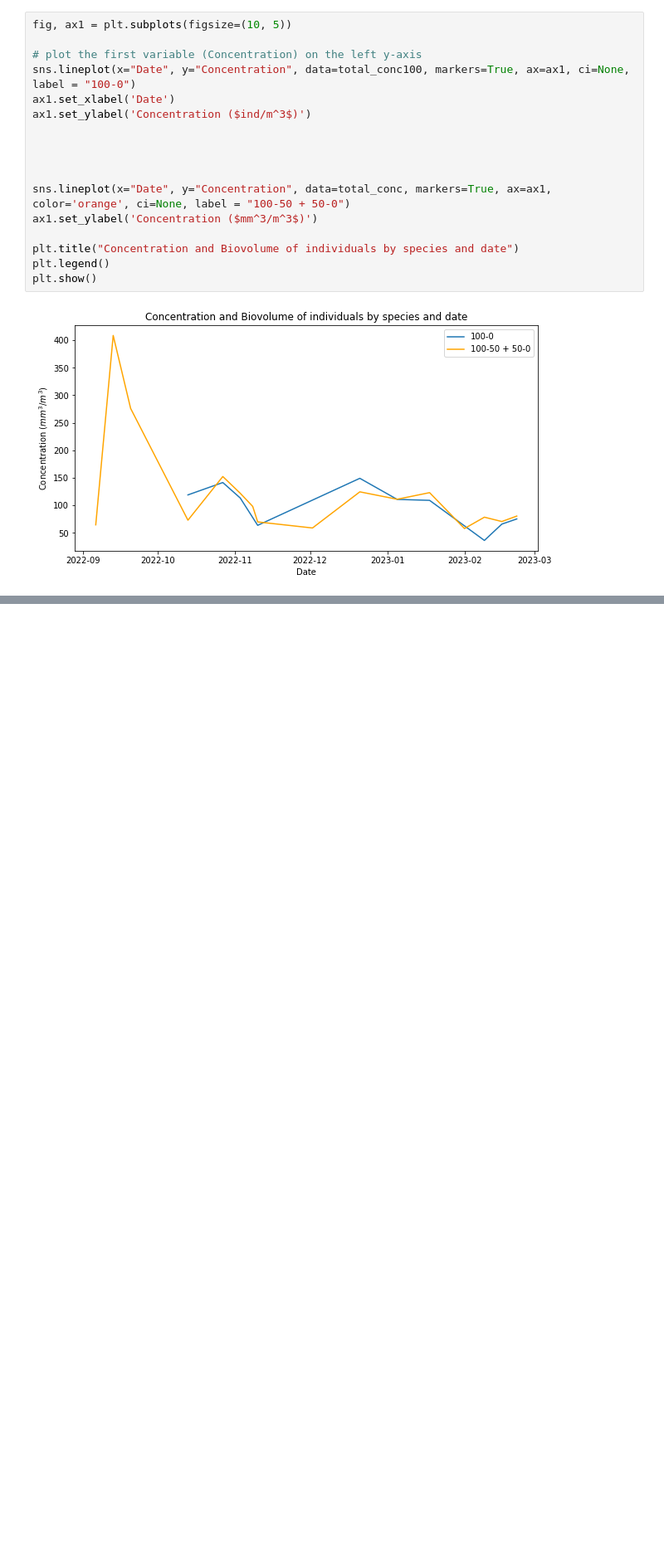
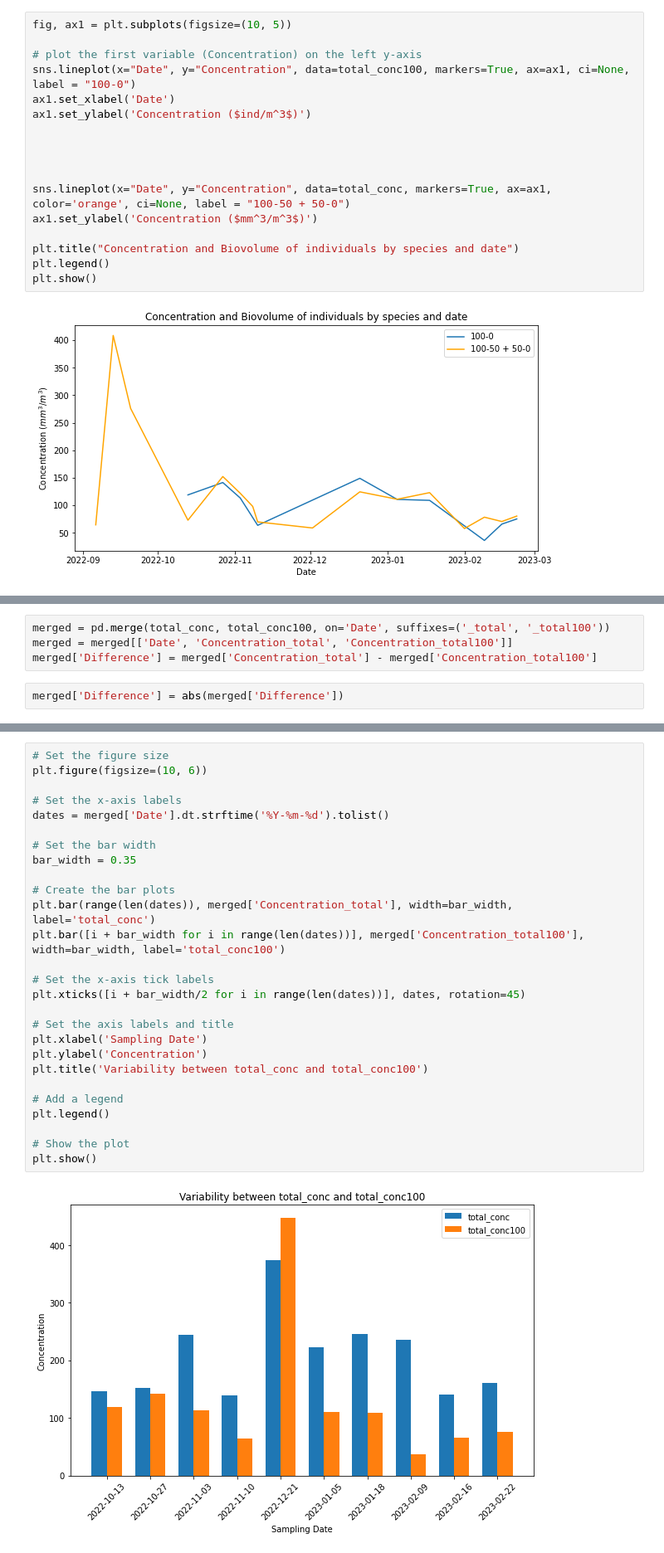
Before and after one commit to JerKeller/MP-Ecotaxa, a Jupyter notebook: ecotaxa_analysis.ipynb, the cells around one changed output, grey strips where cells are left out. Shown: that part at 83% size. Saved outputs shown, nothing was run; the diff lists cells and outputs as text; blank space fills up the shorter version.

```diff
--- a/ecotaxa_analysis.ipynb
+++ b/ecotaxa_analysis.ipynb
@@ -350,0 +506,6 @@ plt.show()
+# %%
+merged = pd.merge(total_conc, total_conc100, on='Date', suffixes=('_total', '_total100'))
+merged = merged[['Date', 'Concentration_total', 'Concentration_total100']]
+merged['Difference'] = merged['Concentration_total'] - merged['Concentration_total100']
+# %%
+merged['Difference'] = abs(merged['Difference'])
@@ -350,0 +526,29 @@ plt.show()
+# %%
+# Set the figure size
+plt.figure(figsize=(10, 6))
+
+# Set the x-axis labels
+dates = merged['Date'].dt.strftime('%Y-%m-%d').tolist()
+
+# Set the bar width
+bar_width = 0.35
+
+# Create the bar plots
+plt.bar(range(len(dates)), merged['Concentration_total'], width=bar_width, label='total_conc')
+plt.bar([i + bar_width for i in range(len(dates))], merged['Concentration_total100'], width=bar_width, label='total_conc100')
+
+# Set the x-axis tick labels
+plt.xticks([i + bar_width/2 for i in range(len(dates))], dates, rotation=45)
+
+# Set the axis labels and title
+plt.xlabel('Sampling Date')
+plt.ylabel('Concentration')
+plt.title('Variability between total_conc and total_conc100')
+
+# Add a legend
+plt.legend()
+
+# Show the plot
+plt.show()
+# %% [output]
+[figure, added]
```
Also changed, not shown: parts of 17 cells of this notebook.
